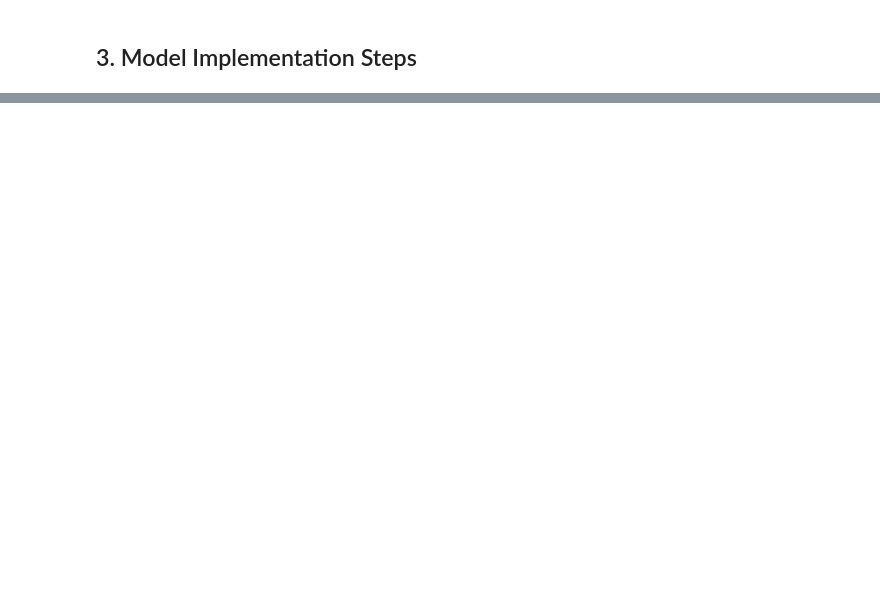
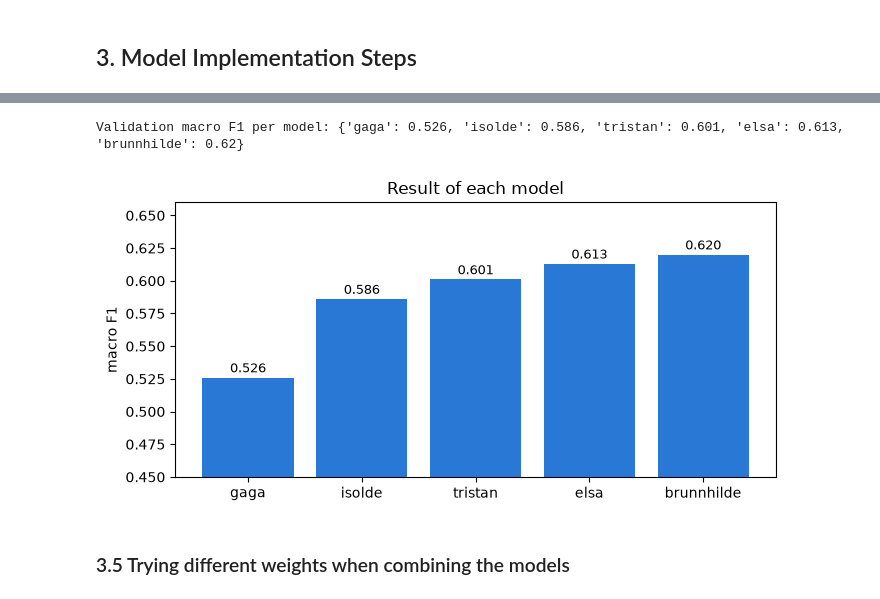
Before and after one commit to JFVR2398/DM2026-Lab2-Exercise, a Jupyter notebook: DM2026-Lab2-Homework.ipynb, the cells around one changed output, grey strips where cells are left out. Cells and saved outputs as stored; diff of their text form; code cells hidden in the pictures; blank space fills up the shorter version.

```diff
--- a/DM2026-Lab2-Homework.ipynb
+++ b/DM2026-Lab2-Homework.ipynb
@@ -149,0 +429,13 @@ Markdown Syntax to Add Image: `![Description of the Image](./your_local_folder/n
+# %%
+def gaga_voice():
+    return CalibratedClassifierCV(
+        LinearSVC(C = best_c, class_weight = "balanced", random_state = SEED), cv = 5)
+
+gaga = gaga_voice().fit(X_tr, y_tr)
+cenerentola_gaga = gaga.predict_proba(X_val)
+
+X_full, X_test = gaga_features(train_df["clean"], test_df["clean"])
+lago_gaga = gaga_voice().fit(X_full, train_df["label"]).predict_proba(X_test)
+
+assert list(gaga.classes_) == leitmotivs     # same column order as the transformers
+print("Gaga validation macro F1:", round(f1_score(notes, cenerentola_gaga.argmax(1), average = "macro"), 3))
@@ -149,0 +557,47 @@ Markdown Syntax to Add Image: `![Description of the Image](./your_local_folder/n
+# %%
+# List of models with their arguments for the function rehearsal
+VOICES = {
+    "tristan":    ("microsoft/deberta-v3-base", dict(acts = 8, tempo = 3e-5,   chorus = 8)),
+    "isolde":     ("FacebookAI/roberta-base", dict(acts = 8, tempo = 3e-5,   chorus = 8)),
+    "brunnhilde": ("microsoft/deberta-v3-large", dict(acts = 6, tempo = 1.5e-5, chorus = 8)),
+    # Elsa needed special preprocessing that's why it has the value in prep = tweet_prep
+    "elsa":       ("cardiffnlp/twitter-roberta-base-2022-154m", dict(acts = 5, tempo = 3e-5,   chorus = 8, prep = tweet_prep)),
+}
+
+# Place where each probability matrix will be saved.
+# Because gaga (TF-IDF) was already done it is already included here
+cenerentola, lago, entre = {"gaga": cenerentola_gaga}, {}, {}
+
+# Train each model
+for v, (joyce, kw) in VOICES.items():
+    if RUN_TRAINING:
+        val_p, test_p, hist = rehearsal(joyce, **kw)
+        cenerentola[v], lago[v] = keep(f"cenerentola_{v}", val_p), keep(f"lago_{v}", test_p)
+        entre[v] = hist
+        with open(f"entre_{v}.json", "w") as f:
+            json.dump(hist, f)
+    else:
+        cenerentola[v], lago[v] = recall_npy(f"cenerentola_{v}"), recall_npy(f"lago_{v}")
+
+# Calculate the final macro_F1 for each model
+def score(p, rows = None):
+    rows = np.arange(len(notes)) if rows is None else rows
+    return f1_score(notes[rows], p[rows].argmax(1), average = "macro")
+
+# Print each macro F1
+cast = {v: round(score(p), 3) for v, p in cenerentola.items()}
+print("Validation macro F1 per model:", dict(sorted(cast.items(), key = lambda kv: kv[1])))
+
+fig, ax = plt.subplots(figsize = (7, 3.5))
+order = sorted(cast, key = cast.get)
+ax.bar(order, [cast[v] for v in order], color = "#2a78d6")
+for i, v in enumerate(order):
+    ax.text(i, cast[v] + 0.004, f"{cast[v]:.3f}", ha = "center", fontsize = 9)
+ax.set_ylim(0.45, 0.66); ax.set_ylabel("macro F1")
+ax.set_title("Result of each model")
+plt.tight_layout(); plt.savefig("pics/voices_f1.png", dpi = 150); plt.show()
+# %% [output]
+Validation macro F1 per model: {'gaga': 0.526, 'isolde': 0.586, 'tristan': 0.601, 'elsa': 0.613, 'brunnhilde': 0.62}
+[figure, added]
+# %% [markdown]
+### 3.5 Trying different weights when combining the models
```
Also changed, not shown: parts of 34 cells of this notebook, 8 other files.
